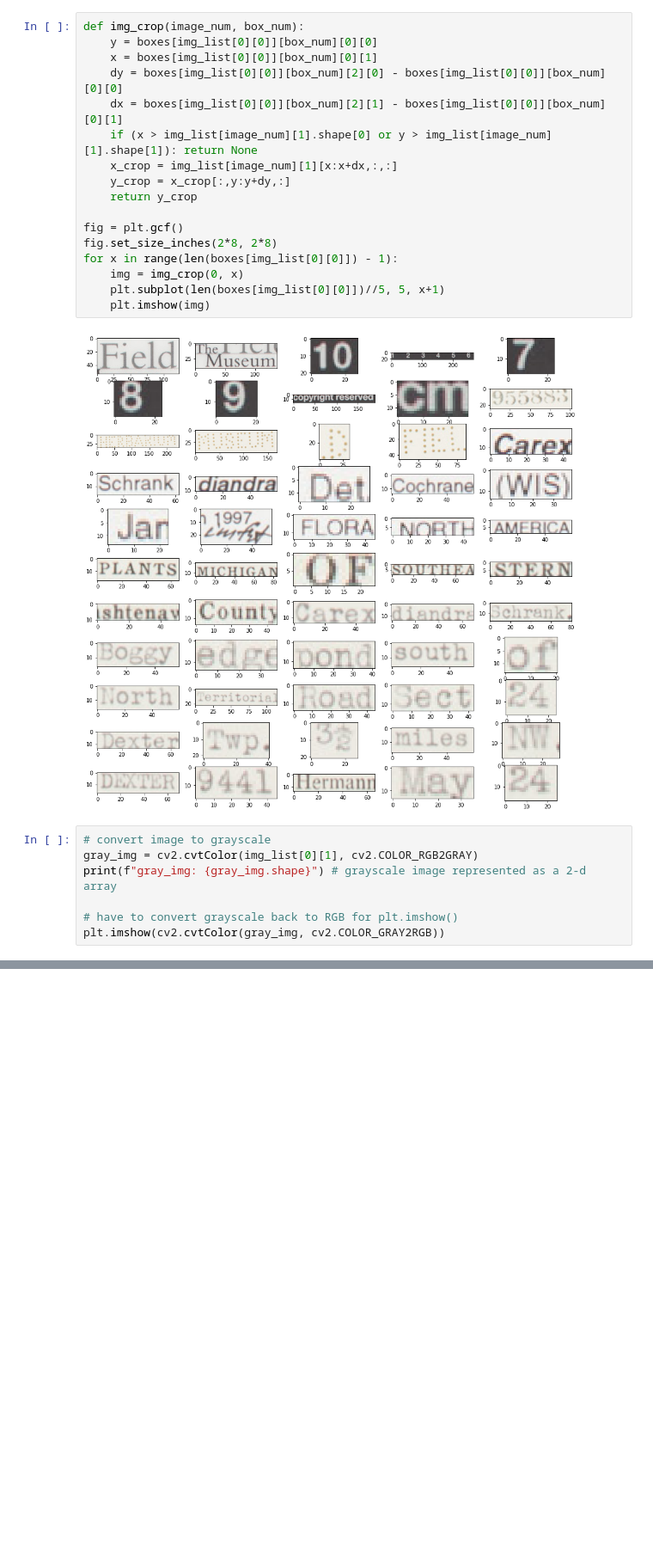
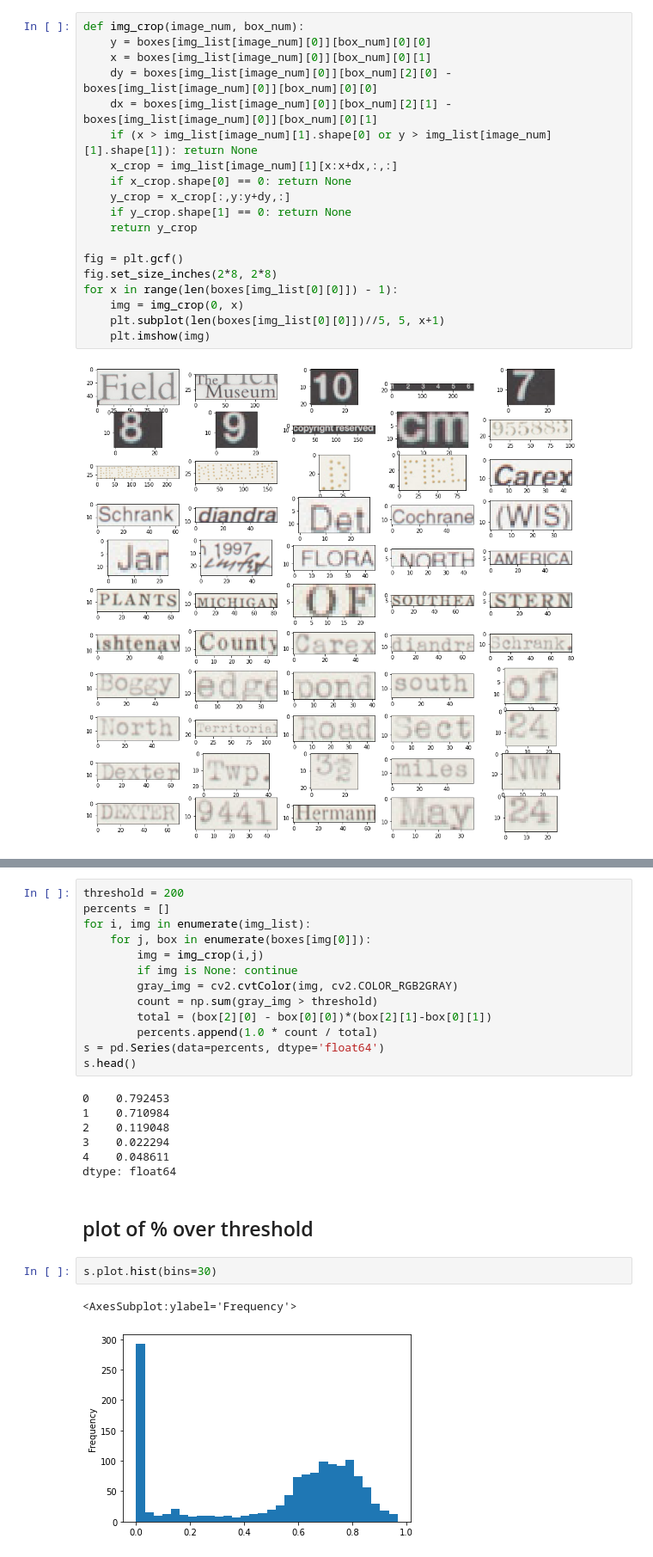
Before and after one commit to BU-Spark/ml-herbarium, a Jupyter notebook: EDA/EDA_analysis_CRAFT.ipynb, the cells around one changed output, grey strips where cells are left out. Shown at 86% size. Cells and saved outputs as stored; diff of their text form; blank space fills up the shorter version.

```diff
--- a/EDA/EDA_analysis_CRAFT.ipynb
+++ b/EDA/EDA_analysis_CRAFT.ipynb
@@ -105,13 +105,15 @@ Original images obtained.
 # visualize craft outputs
 # %%
 def img_crop(image_num, box_num):
-    y = boxes[img_list[0][0]][box_num][0][0]
-    x = boxes[img_list[0][0]][box_num][0][1]
-    dy = boxes[img_list[0][0]][box_num][2][0] - boxes[img_list[0][0]][box_num][0][0]
-    dx = boxes[img_list[0][0]][box_num][2][1] - boxes[img_list[0][0]][box_num][0][1]
+    y = boxes[img_list[image_num][0]][box_num][0][0]
+    x = boxes[img_list[image_num][0]][box_num][0][1]
+    dy = boxes[img_list[image_num][0]][box_num][2][0] - boxes[img_list[image_num][0]][box_num][0][0]
+    dx = boxes[img_list[image_num][0]][box_num][2][1] - boxes[img_list[image_num][0]][box_num][0][1]
     if (x > img_list[image_num][1].shape[0] or y > img_list[image_num][1].shape[1]): return None
     x_crop = img_list[image_num][1][x:x+dx,:,:]
+    if x_crop.shape[0] == 0: return None
     y_crop = x_crop[:,y:y+dy,:]
+    if y_crop.shape[1] == 0: return None
     return y_crop
 
 fig = plt.gcf()
@@ -122,10 +124,3 @@ for x in range(len(boxes[img_list[0][0]]) - 1):
     plt.imshow(img)
 # %% [output]
 [figure]
-# %%
-# convert image to grayscale
-gray_img = cv2.cvtColor(img_list[0][1], cv2.COLOR_RGB2GRAY)
-print(f"gray_img: {gray_img.shape}") # grayscale image represented as a 2-d array
-
-# have to convert grayscale back to RGB for plt.imshow()
-plt.imshow(cv2.cvtColor(gray_img, cv2.COLOR_GRAY2RGB))
@@ -160,0 +156,27 @@ df["area"].plot.box()
+# %%
+threshold = 200
+percents = []
+for i, img in enumerate(img_list):
+    for j, box in enumerate(boxes[img[0]]):
+        img = img_crop(i,j)
+        if img is None: continue
+        gray_img = cv2.cvtColor(img, cv2.COLOR_RGB2GRAY)
+        count = np.sum(gray_img > threshold)
+        total = (box[2][0] - box[0][0])*(box[2][1]-box[0][1])
+        percents.append(1.0 * count / total)
+s = pd.Series(data=percents, dtype='float64')
+s.head()
+# %% [output]
+0    0.792453
+1    0.710984
+2    0.119048
+3    0.022294
+4    0.048611
+dtype: float64
+# %% [markdown]
+## plot of  % over threshold
+# %%
+s.plot.hist(bins=30)
+# %% [output]
+<AxesSubplot:ylabel='Frequency'>
+[figure, added]
```
Also changed, not shown: parts of 8 cells of this notebook.
